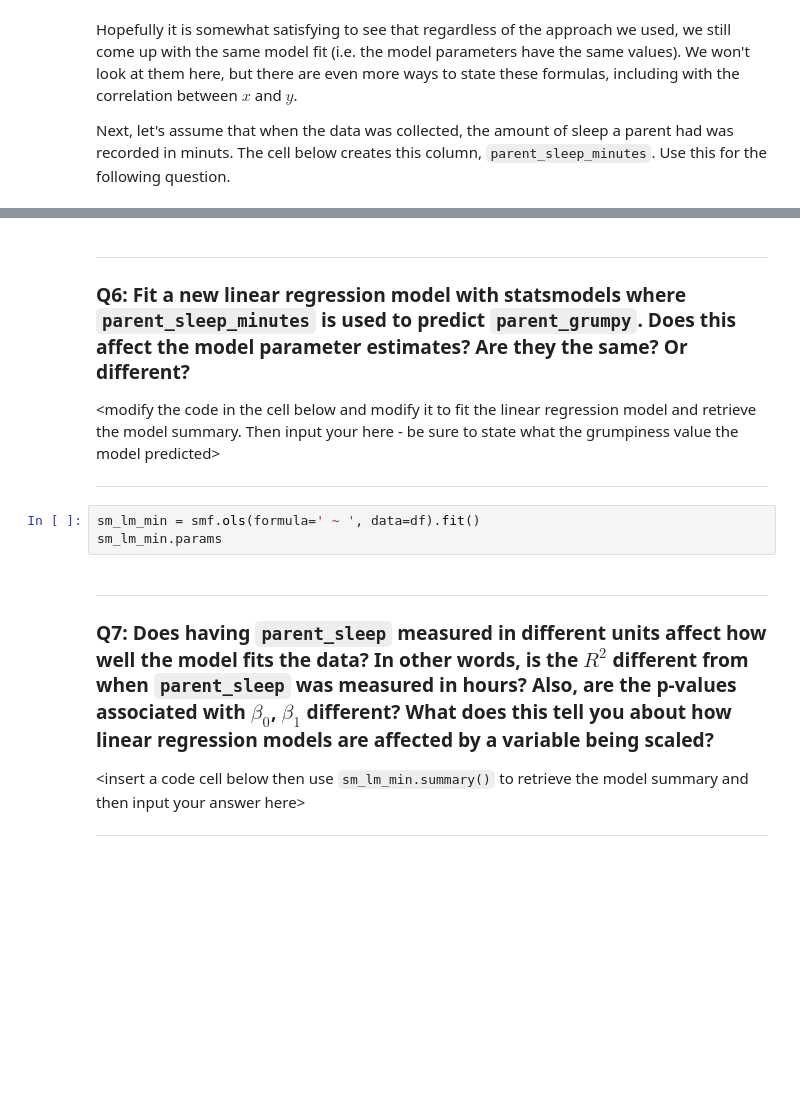
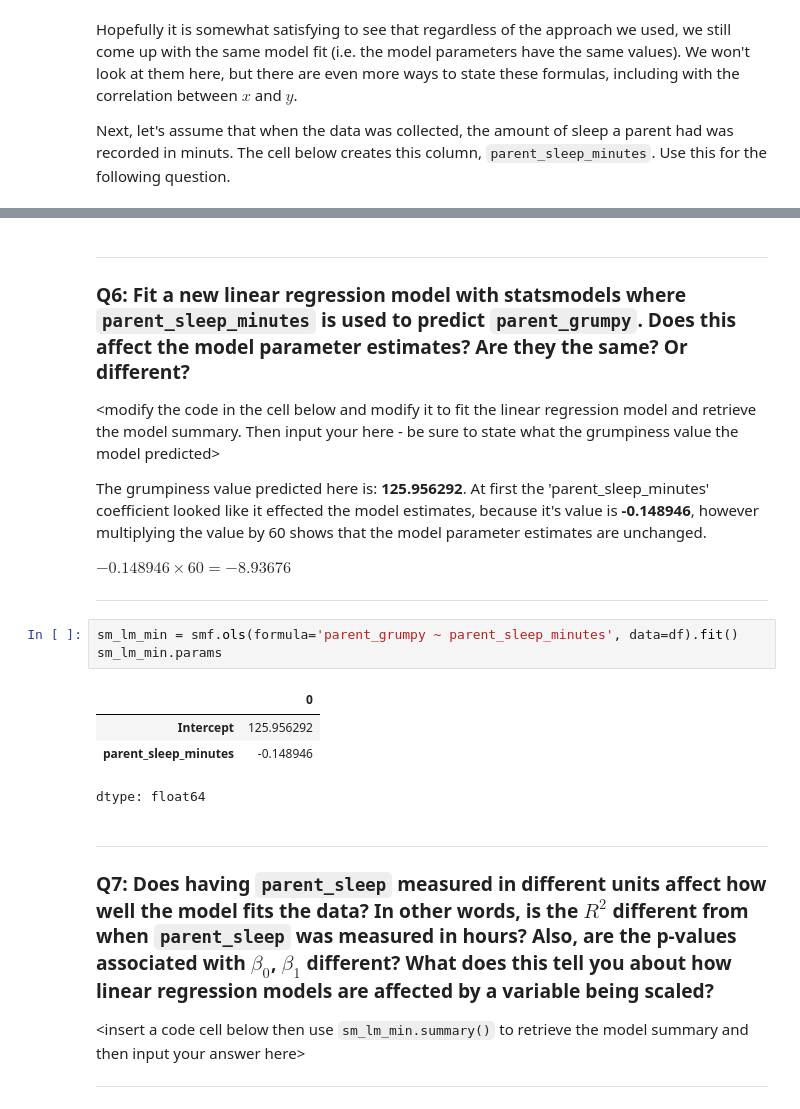
Before and after one commit to Bphissles/cs3120-assign2, a Jupyter notebook: linear_regression_lab.ipynb, the cells around one changed output, grey strips where cells are left out. Cells and saved outputs as stored; diff of their text form; blank space fills up the shorter version.

```diff
--- a/linear_regression_lab.ipynb
+++ b/linear_regression_lab.ipynb
@@ -531,10 +594,19 @@ df.parent_sleep_minutes.describe()
 
  \<modify the code in the cell below and modify it to fit the linear regression model and retrieve the model summary. Then input your here - be sure to state what the grumpiness value the model predicted\>
 
+The grumpiness value predicted here is: **125.956292**. At first the 'parent_sleep_minutes' coefficient looked like it effected the model estimates, because it's value is **-0.148946**, however multiplying the value by 60 shows that the model parameter estimates are unchanged.
+
+$-0.148946 × 60 = -8.93676$
+
  ***
 # %%
-sm_lm_min = smf.ols(formula=' ~ ', data=df).fit()
+sm_lm_min = smf.ols(formula='parent_grumpy ~ parent_sleep_minutes', data=df).fit()
 sm_lm_min.params
+# %% [output]
+|  | 0 |
+| Intercept | 125.956292 |
+| parent_sleep_minutes | -0.148946 |
+dtype: float64
 # %% [markdown]
 ***
 
```
Also changed, not shown: parts of 13 cells of this notebook.
